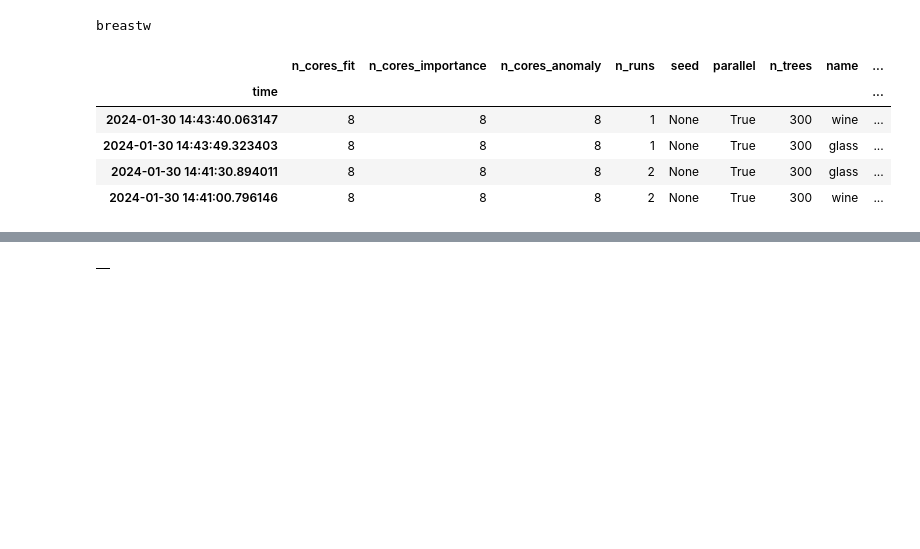
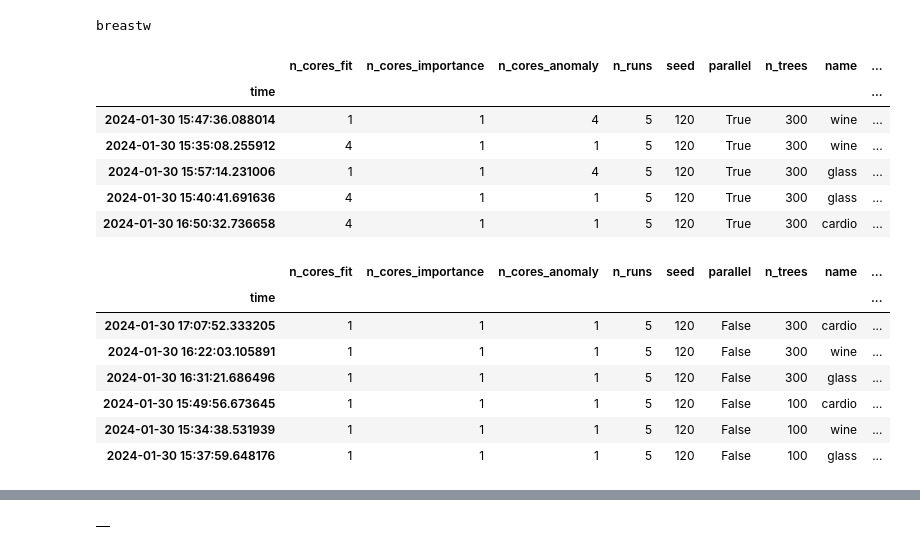
Before and after one commit to francesco-borsatti-unipd/ExIFFI, a Jupyter notebook: notebooks/Test_Parallel.ipynb, the cells around one changed output, grey strips where cells are left out. Saved outputs shown, nothing was run; the diff lists cells and outputs as text; code cells hidden in the pictures; blank space fills up the shorter version.

```diff
--- a/notebooks/Test_Parallel.ipynb
+++ b/notebooks/Test_Parallel.ipynb
@@ -407,25 +407,35 @@ breastw
 # %%
 from append_dir import append_dirname
 append_dirname('ExIFFI')
 
 from capri_code.process_results import load_stats, display_stats, compute_cpu_efficiency
 
 
-results_dirpath = "../prova"
+results_dirpath = "../../container/job4/results/"
 
 stats = load_stats(results_dirpath, use_pkl=True)
 
 for i, row in stats.iterrows():
     n_cores = max([row["n_cores_fit"], row["n_cores_importance"], row["n_cores_anomaly"]])
     stats.loc[i, "cpu_efficiency"] = compute_cpu_efficiency(row["real_time"], row["user_time"], n_cores)
 
 
-display_stats(stats)
-# display_stats(stats.groupby("name").get_group("cardio"))
+# display_stats(stats)
+display_stats(stats.groupby("parallel").get_group(True))
+display_stats(stats.groupby("parallel").get_group(False))
 # %% [output]
 |  | n_cores_fit | n_cores_importance | n_cores_anomaly | n_runs | seed | parallel | n_trees | name | ... |
 | time |  |  |  |  |  |  |  |  | ... |
-| 2024-01-30 14:43:40.063147 | 8 | 8 | 8 | 1 | None | True | 300 | wine | ... |
-| 2024-01-30 14:43:49.323403 | 8 | 8 | 8 | 1 | None | True | 300 | glass | ... |
-| 2024-01-30 14:41:30.894011 | 8 | 8 | 8 | 2 | None | True | 300 | glass | ... |
-| 2024-01-30 14:41:00.796146 | 8 | 8 | 8 | 2 | None | True | 300 | wine | ... |
+| 2024-01-30 15:47:36.088014 | 1 | 1 | 4 | 5 | 120 | True | 300 | wine | ... |
+| 2024-01-30 15:35:08.255912 | 4 | 1 | 1 | 5 | 120 | True | 300 | wine | ... |
+| 2024-01-30 15:57:14.231006 | 1 | 1 | 4 | 5 | 120 | True | 300 | glass | ... |
+| 2024-01-30 15:40:41.691636 | 4 | 1 | 1 | 5 | 120 | True | 300 | glass | ... |
+| 2024-01-30 16:50:32.736658 | 4 | 1 | 1 | 5 | 120 | True | 300 | cardio | ... |
+|  | n_cores_fit | n_cores_importance | n_cores_anomaly | n_runs | seed | parallel | n_trees | name | ... |
+| time |  |  |  |  |  |  |  |  | ... |
+| 2024-01-30 17:07:52.333205 | 1 | 1 | 1 | 5 | 120 | False | 300 | cardio | ... |
+| 2024-01-30 16:22:03.105891 | 1 | 1 | 1 | 5 | 120 | False | 300 | wine | ... |
+| 2024-01-30 16:31:21.686496 | 1 | 1 | 1 | 5 | 120 | False | 300 | glass | ... |
+| 2024-01-30 15:49:56.673645 | 1 | 1 | 1 | 5 | 120 | False | 100 | cardio | ... |
+| 2024-01-30 15:34:38.531939 | 1 | 1 | 1 | 5 | 120 | False | 100 | wine | ... |
+| 2024-01-30 15:37:59.648176 | 1 | 1 | 1 | 5 | 120 | False | 100 | glass | ... |
```
Also changed, not shown: parts of 1 cell of this notebook.
